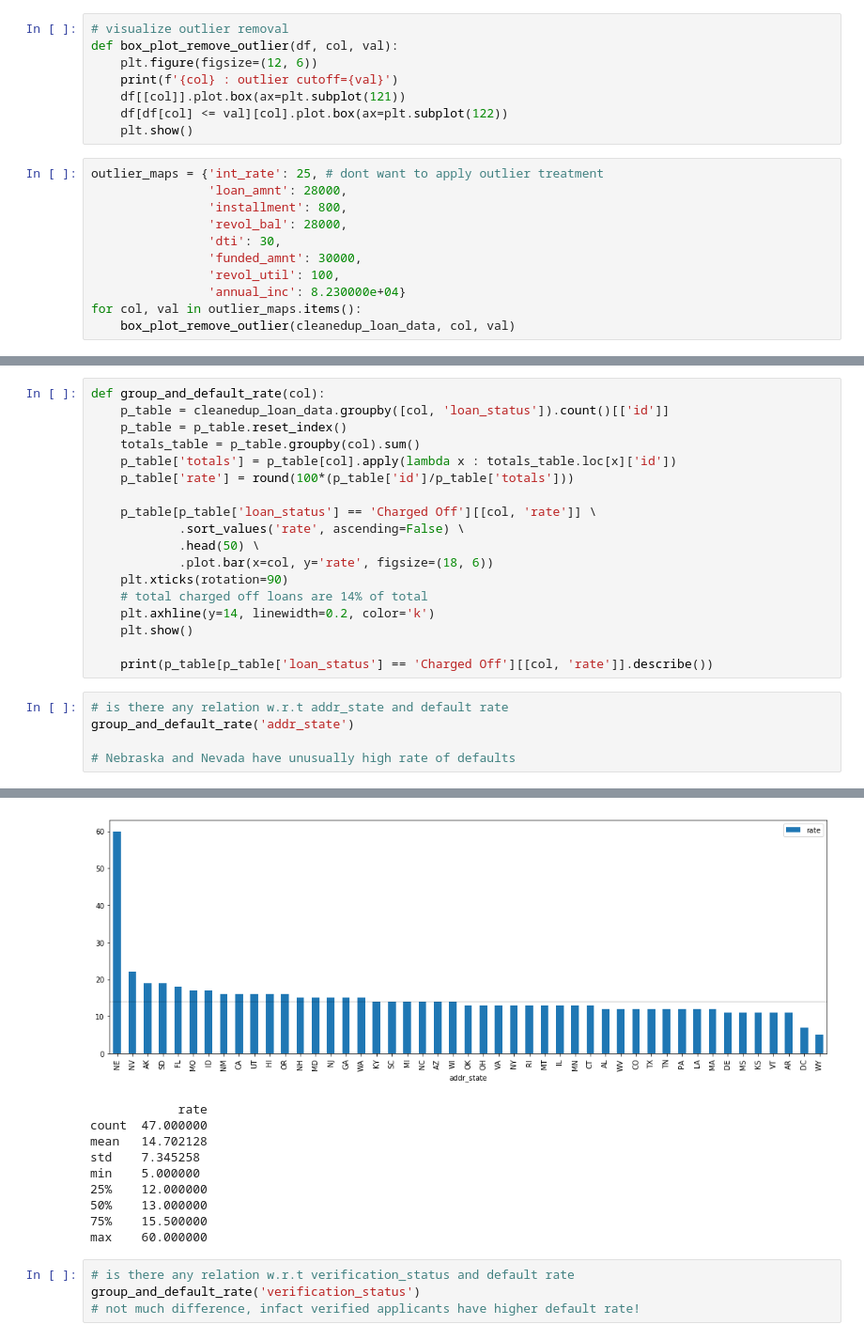
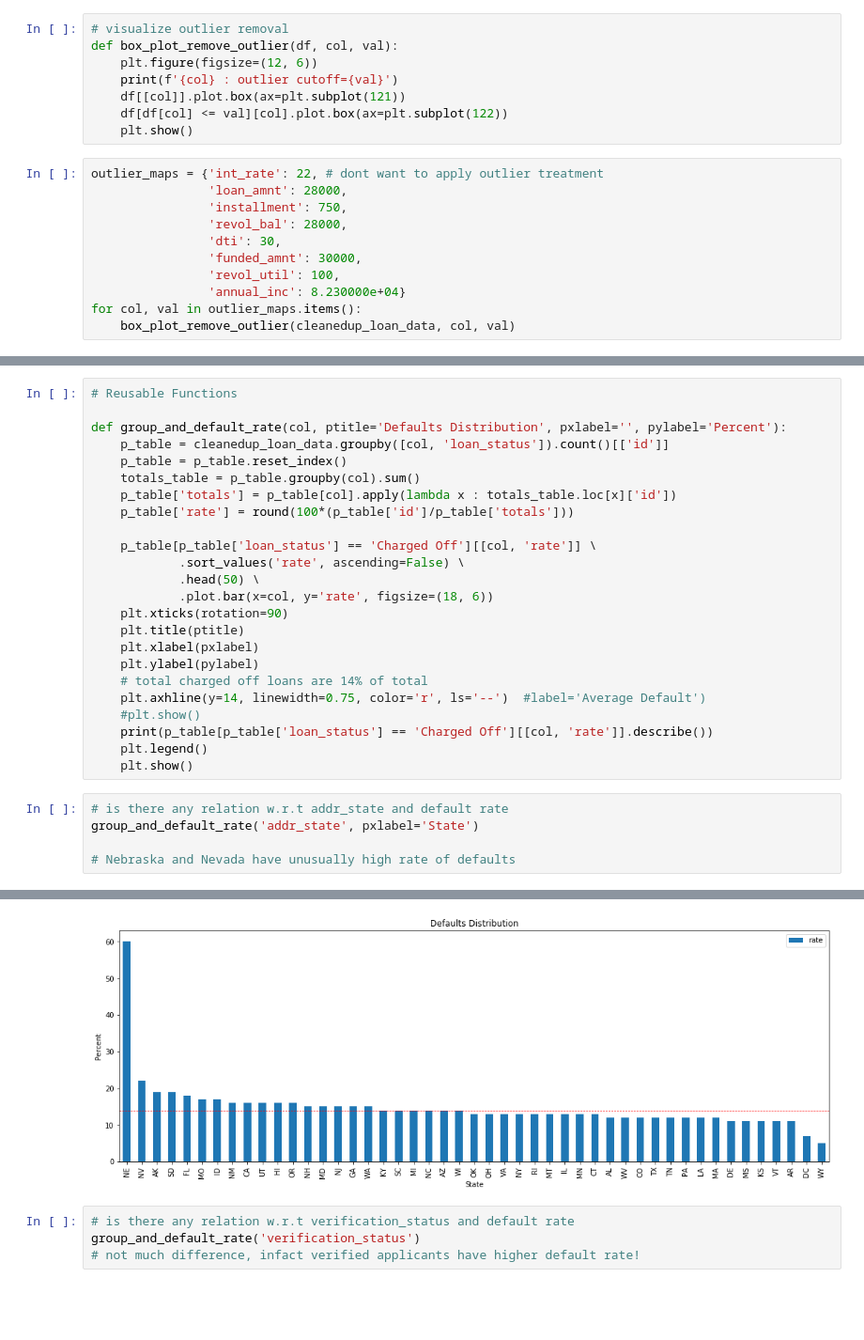
Before and after one commit to Shakeebbk/lending_club_eda, a Jupyter notebook: Solution.ipynb, the cells around one changed output, grey strips where cells are left out. Shown at 94% size. Saved outputs shown, nothing was run; the diff lists cells and outputs as text; blank space fills up the shorter version.

Commit message:
Changes on univariate and updated graph functions

```diff
--- a/Solution.ipynb
+++ b/Solution.ipynb
@@ -456,9 +449,9 @@ def box_plot_remove_outlier(df, col, val):
     df[df[col] <= val][col].plot.box(ax=plt.subplot(122))
     plt.show()
 # %%
-outlier_maps = {'int_rate': 25, # dont want to apply outlier treatment
+outlier_maps = {'int_rate': 22, # dont want to apply outlier treatment
                 'loan_amnt': 28000,
-                'installment': 800,
+                'installment': 750,
                 'revol_bal': 28000,
                 'dti': 30,
                 'funded_amnt': 30000,
@@ -485,5 +480,7 @@ funded_amnt : outlier cutoff=30000
 # %%
-def group_and_default_rate(col):
+# Reusable Functions
+
+def group_and_default_rate(col, ptitle='Defaults Distribution', pxlabel='', pylabel='Percent'):
     p_table = cleanedup_loan_data.groupby([col, 'loan_status']).count()[['id']]
     p_table = p_table.reset_index()
     totals_table = p_table.groupby(col).sum()
@@ -495,14 +492,18 @@ def group_and_default_rate(col):
             .head(50) \
             .plot.bar(x=col, y='rate', figsize=(18, 6))
     plt.xticks(rotation=90)
+    plt.title(ptitle)
+    plt.xlabel(pxlabel)
+    plt.ylabel(pylabel)
     # total charged off loans are 14% of total
-    plt.axhline(y=14, linewidth=0.2, color='k')
+    plt.axhline(y=14, linewidth=0.75, color='r', ls='--')  #label='Average Default')
+    #plt.show()
+    print(p_table[p_table['loan_status'] == 'Charged Off'][[col, 'rate']].describe())
+    plt.legend()
     plt.show()
-
-    print(p_table[p_table['loan_status'] == 'Charged Off'][[col, 'rate']].describe())
 # %%
 # is there any relation w.r.t addr_state and default rate
-group_and_default_rate('addr_state')
+group_and_default_rate('addr_state', pxlabel='State')
 
 # Nebraska and Nevada have unusually high rate of defaults
 # %% [output]
@@ -509,13 +519,4 @@ group_and_default_rate('addr_state')
-[figure, old version]
+[figure, new version]
-            rate
-count  47.000000
-mean   14.702128
-std    7.345258
-min    5.000000
-25%    12.000000
-50%    13.000000
-75%    15.500000
-max    60.000000
 # %%
 # is there any relation w.r.t verification_status and default rate
 group_and_default_rate('verification_status')
```
Also changed, not shown: parts of 13 cells of this notebook.
